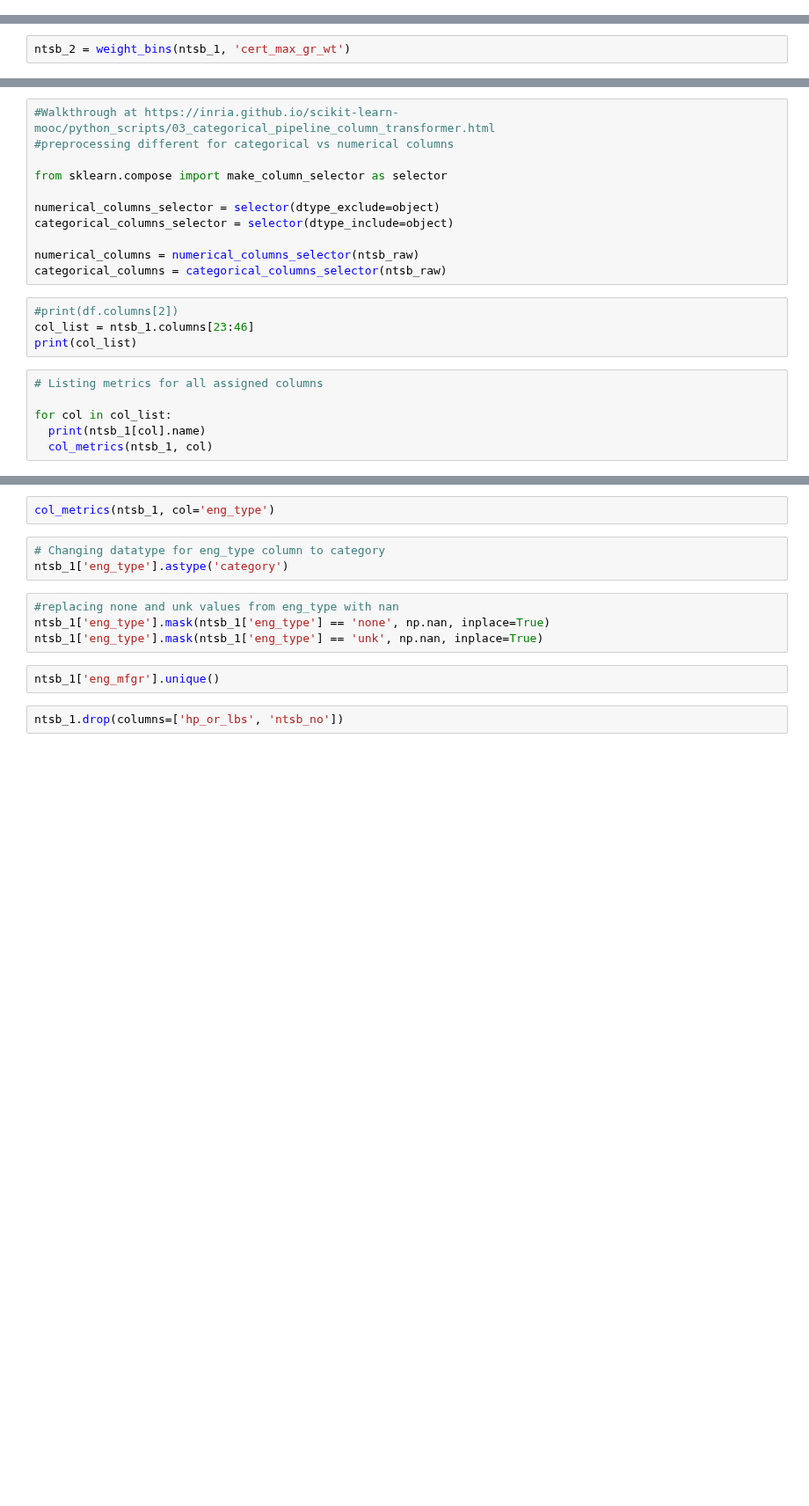
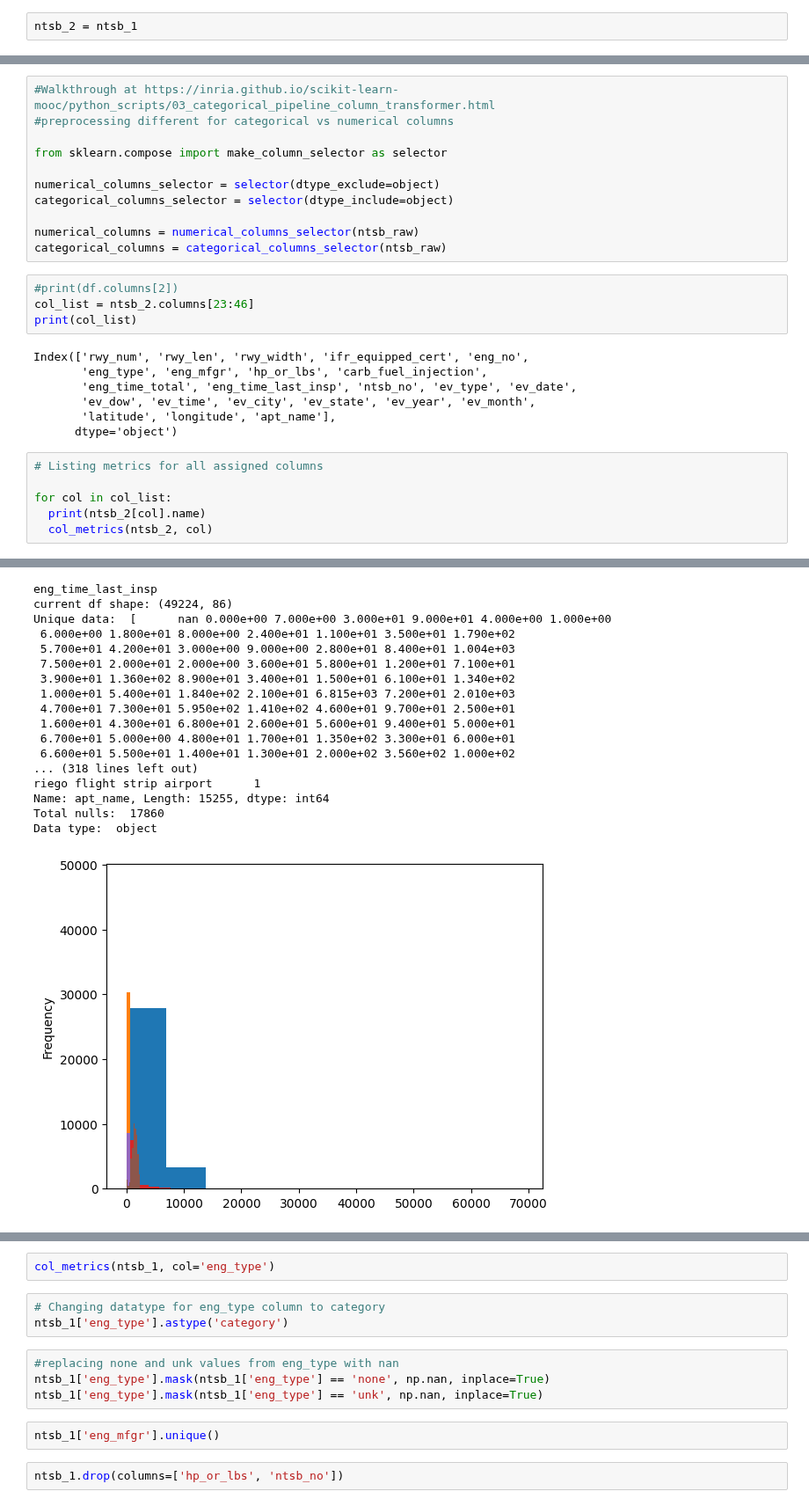
Before and after one commit to kd365/faafall22, a Jupyter notebook: cleaning.ipynb, the cells around one changed output, grey strips where cells are left out. Shown at 88% size. Saved outputs shown, nothing was run; the diff lists cells and outputs as text; blank space fills up the shorter version.

```diff
--- a/cleaning.ipynb
+++ b/cleaning.ipynb
@@ -788,5 +785,5 @@ Index(['aircraft_ev_id', 'far_part', 'damage', 'acft_make', 'acft_model',
       dtype='object')
+# %%
+ntsb_2 = ntsb_1
 # %% [markdown]
 ## Kathleen Section
-# %%
-ntsb_2 = weight_bins(ntsb_1, 'cert_max_gr_wt')
@@ -811,11 +823,19 @@ numerical_columns = numerical_columns_selector(ntsb_raw)
 categorical_columns = categorical_columns_selector(ntsb_raw)
 # %%
 #print(df.columns[2])
-col_list = ntsb_1.columns[23:46]
+col_list = ntsb_2.columns[23:46]
 print(col_list)
+# %% [output]
+Index(['rwy_num', 'rwy_len', 'rwy_width', 'ifr_equipped_cert', 'eng_no',
+       'eng_type', 'eng_mfgr', 'hp_or_lbs', 'carb_fuel_injection',
+       'eng_time_total', 'eng_time_last_insp', 'ntsb_no', 'ev_type', 'ev_date',
+       'ev_dow', 'ev_time', 'ev_city', 'ev_state', 'ev_year', 'ev_month',
+       'latitude', 'longitude', 'apt_name'],
+      dtype='object')
 # %%
 # Listing metrics for all assigned columns
 
 for col in col_list:
-  print(ntsb_1[col].name)
-  col_metrics(ntsb_1, col)
+  print(ntsb_2[col].name)
+  col_metrics(ntsb_2, col)
+# %% [output]
@@ -822,2 +859,20 @@ for col in col_list:
+eng_time_last_insp
+current df shape: (49224, 86)
+Unique data:  [      nan 0.000e+00 7.000e+00 3.000e+01 9.000e+01 4.000e+00 1.000e+00
+ 6.000e+00 1.800e+01 8.000e+00 2.400e+01 1.100e+01 3.500e+01 1.790e+02
+ 5.700e+01 4.200e+01 3.000e+00 9.000e+00 2.800e+01 8.400e+01 1.004e+03
+ 7.500e+01 2.000e+01 2.000e+00 3.600e+01 5.800e+01 1.200e+01 7.100e+01
+ 3.900e+01 1.360e+02 8.900e+01 3.400e+01 1.500e+01 6.100e+01 1.340e+02
+ 1.000e+01 5.400e+01 1.840e+02 2.100e+01 6.815e+03 7.200e+01 2.010e+03
+ 4.700e+01 7.300e+01 5.950e+02 1.410e+02 4.600e+01 9.700e+01 2.500e+01
+ 1.600e+01 4.300e+01 6.800e+01 2.600e+01 5.600e+01 9.400e+01 5.000e+01
+ 6.700e+01 5.000e+00 4.800e+01 1.700e+01 1.350e+02 3.300e+01 6.000e+01
+ 6.600e+01 5.500e+01 1.400e+01 1.300e+01 2.000e+02 3.560e+02 1.000e+02
+... (318 lines left out)
+riego flight strip airport      1
+Name: apt_name, Length: 15255, dtype: int64
+Total nulls:  17860
+Data type:  object
+[figure, added]
 # %%
 # Removing spaces in runway number column. Not sure what else to do with this column, some runways might be more risky for particular airports, so I think this is valuable to keep.
```
Also changed, not shown: parts of 60 cells of this notebook.
